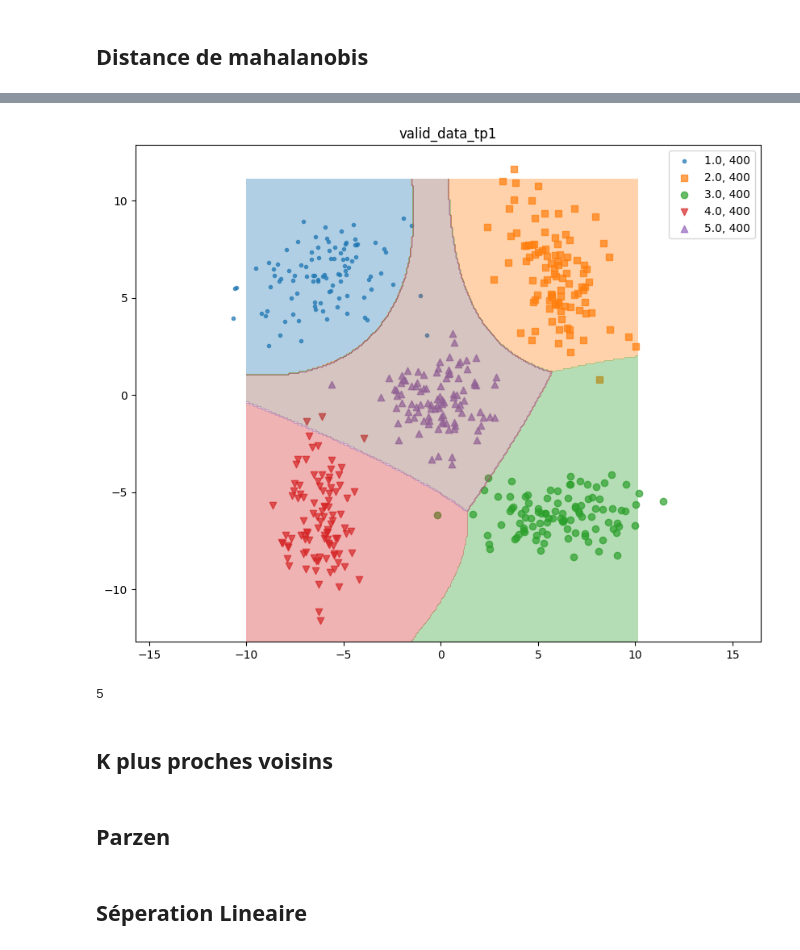
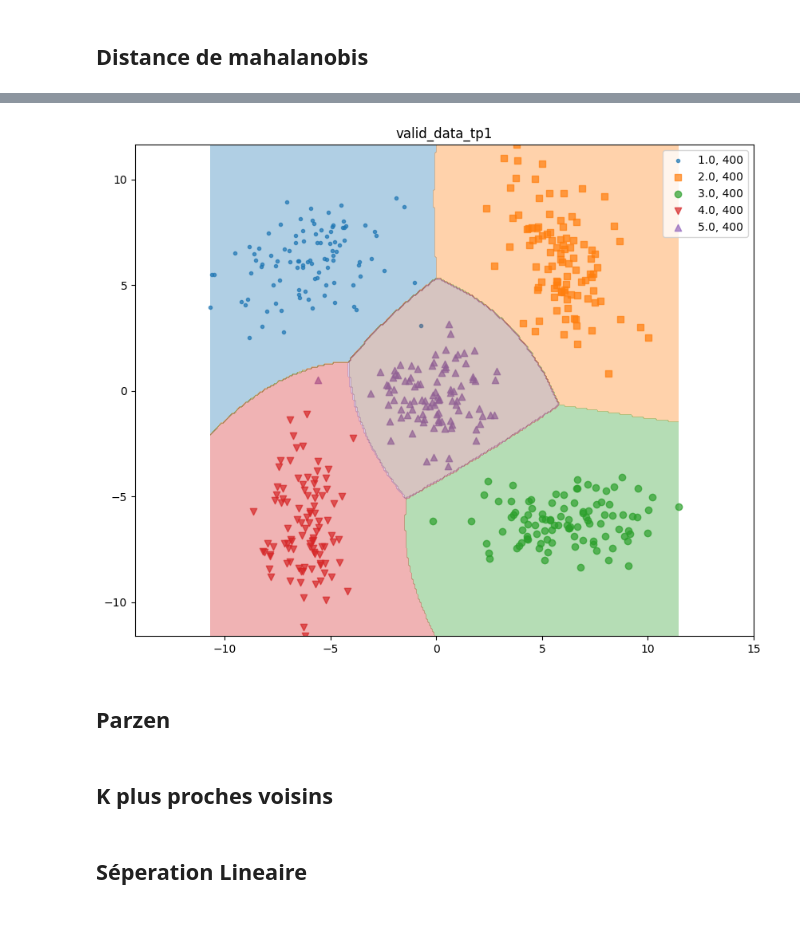
Before and after one commit to ba-talibe/TP_TH_Bayiesienne_Decision, a Jupyter notebook: M1_SD/Apprentissage Automatique.ipynb, the cells around one changed output, grey strips where cells are left out. Drawn from its saved outputs; the diff is of its cells as text; code cells hidden in the pictures; blank space fills up the shorter version.

```diff
--- a/M1_SD/Apprentissage Automatique.ipynb
+++ b/M1_SD/Apprentissage Automatique.ipynb
@@ -21,6 +21,30 @@ description = {
 # %% [markdown]
 # Fonctions ou classes utiles
 # %%
+def top_k_accuracy(X, mean, predictor, k=1):
+    """Computes the top-k accuracy of a predictor on a dataset
+
+    Parameters
+    ----------
+    X : 2D array
+        Features of the dataset
+    mean : 1D array
+        Mean of the dataset
+    predictor : (x : 2D array) -> 1D array
+        Function that predicts the label of a feature vector
+    k : int, optional
+        Number of top elements to consider (default is 1)
+
+    Returns
+    -------
+    float
+        Top-k accuracy
+    """
+    labels = np.array([predictor(x) for x in X])
+    return np.mean([y in np.argsort(mean)[:-k-1:-1] for y in labels])
+
+
+
 
 def validate(valid_data, predictor):
 
@@ -84,7 +108,7 @@ def validate(valid_data, predictor):
 def show(df, save=True, title=None, delta =None):
 
     classes = df.y.unique()
-    marker =  [".",",","o","v","^","<",">","1","2","3","4","8","s","p","P","*","h","H","+","x","X","D","d","|","_",0,1,2,3,4,5,6,7,8,9,10,11]
+    marker =  ["+","x",".","o",",","*","v","^","<",">","1","2","3","4","8","s","p","P","*","h","H","X","D","d","|","_",0,1,2,3,4,5,6,7,8,9,10,11]
     repartitons = {classe : df[df.y == classe] for classe in classes}
 
     plt.figure(figsize=(10, 8))
@@ -322,0 +335,7 @@ matrices de confusion :
+# %%
+mahalanobis_classifier = MahalanobisClassifier()
+
+mahalanobis_classifier.fit(X1, y1_target)
+
+
+validate(valid_data_frame1, mahalanobis_classifier.predictor)
@@ -323,17 +360,12 @@ matrices de confusion :
 # %%
 show(valid_data_frame1, title="valid_data_tp1")
-plot_decision_multi(x1_min, x1_max, x2_min, x2_max, predictor, sample=300)
+mahalanobis_classifier.plot_decision_multi(valid_data_frame1[["x1", "x2"]].to_numpy())
 # %% [output]
-[figure, old version]
+[figure, new version]
-# %%
-# add axis to an array
-predictor(np.array([0, 0]))
-# %% [output]
-5
+# %% [markdown]
+## Parzen
 # %% [markdown]
 ## K plus proches voisins
-# %% [markdown]
-## Parzen
 # %% [markdown]
 ## Séperation Lineaire
 # %%
```
Also changed, not shown: parts of 8 cells of this notebook.
